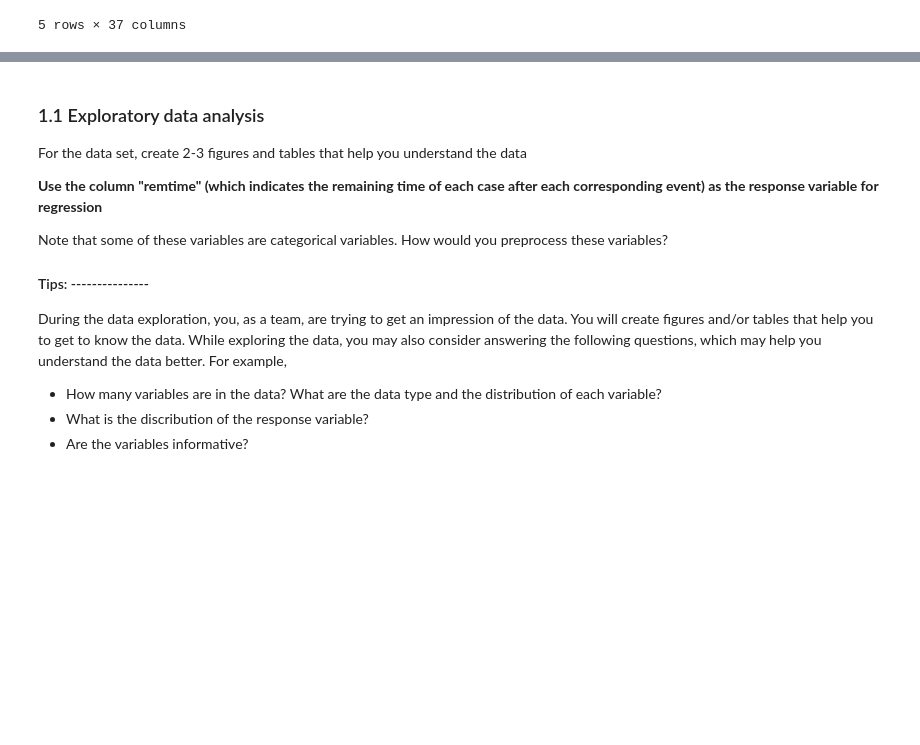
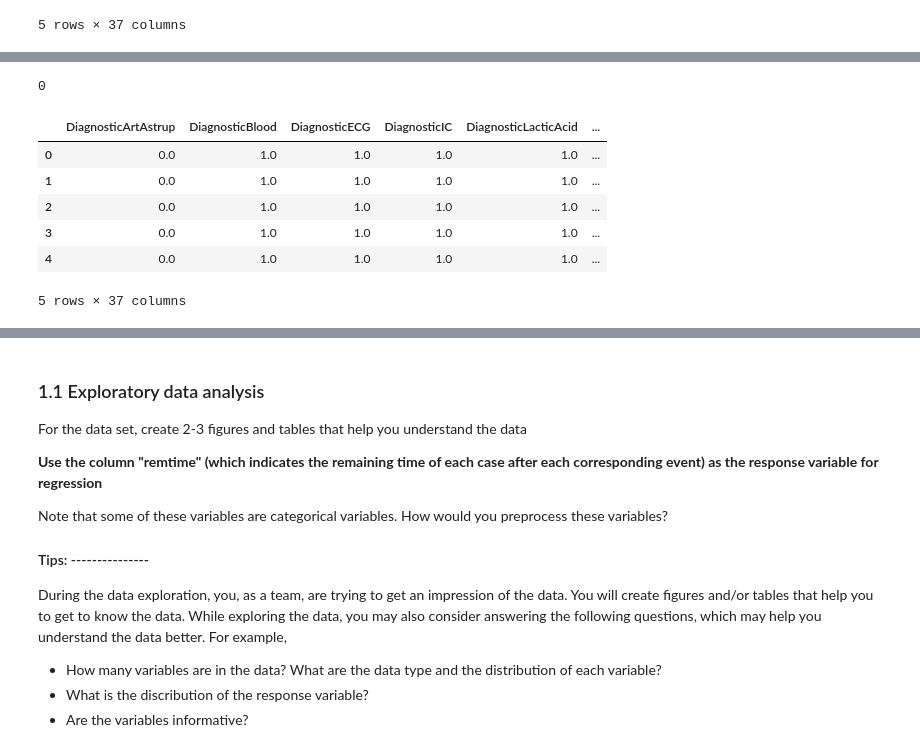
Before and after one commit to MacSuperior/APML-2, a Jupyter notebook: liam-exploration.ipynb, the cells around one changed output, grey strips where cells are left out. Saved outputs shown, nothing was run; the diff lists cells and outputs as text; code cells hidden in the pictures; blank space fills up the shorter version.

```diff
--- a/liam-exploration.ipynb
+++ b/liam-exploration.ipynb
@@ -123,0 +129,14 @@ memory usage: 1.5+ MB
+# %%
+df_sorted.duplicated().sum()
+# %% [output]
+0
+# %%
+df_sorted.head()
+# %% [output]
+|  | DiagnosticArtAstrup | DiagnosticBlood | DiagnosticECG | DiagnosticIC | DiagnosticLacticAcid | ... |
+| 0 | 0.0 | 1.0 | 1.0 | 1.0 | 1.0 | ... |
+| 1 | 0.0 | 1.0 | 1.0 | 1.0 | 1.0 | ... |
+| 2 | 0.0 | 1.0 | 1.0 | 1.0 | 1.0 | ... |
+| 3 | 0.0 | 1.0 | 1.0 | 1.0 | 1.0 | ... |
+| 4 | 0.0 | 1.0 | 1.0 | 1.0 | 1.0 | ... |
+5 rows × 37 columns
```
Also changed, not shown: parts of 4 cells of this notebook.
